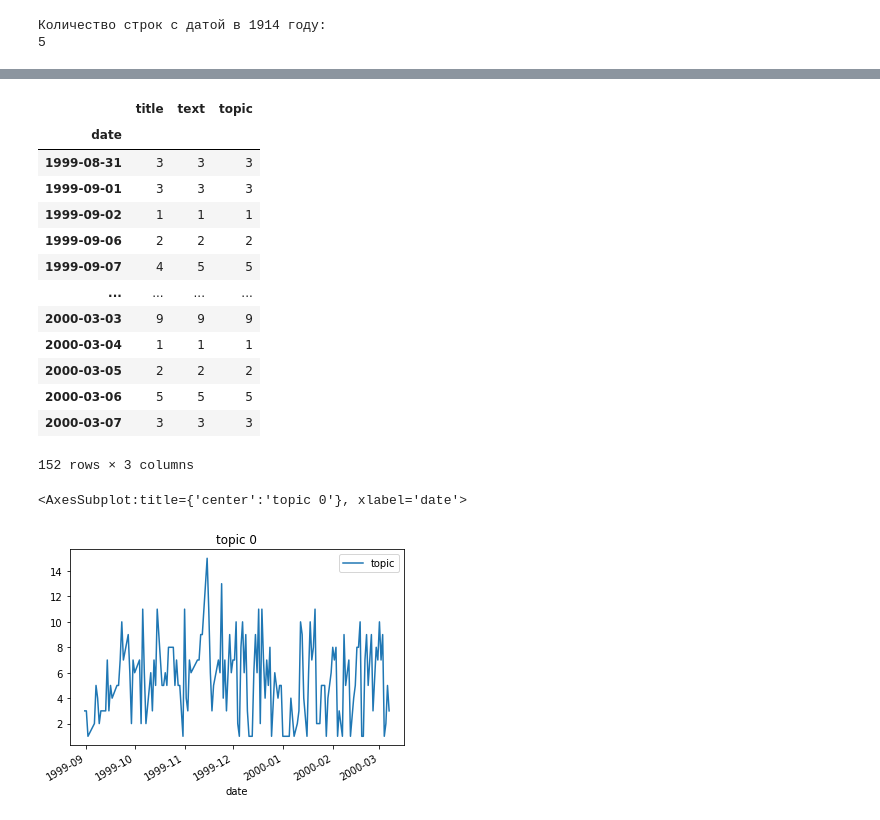
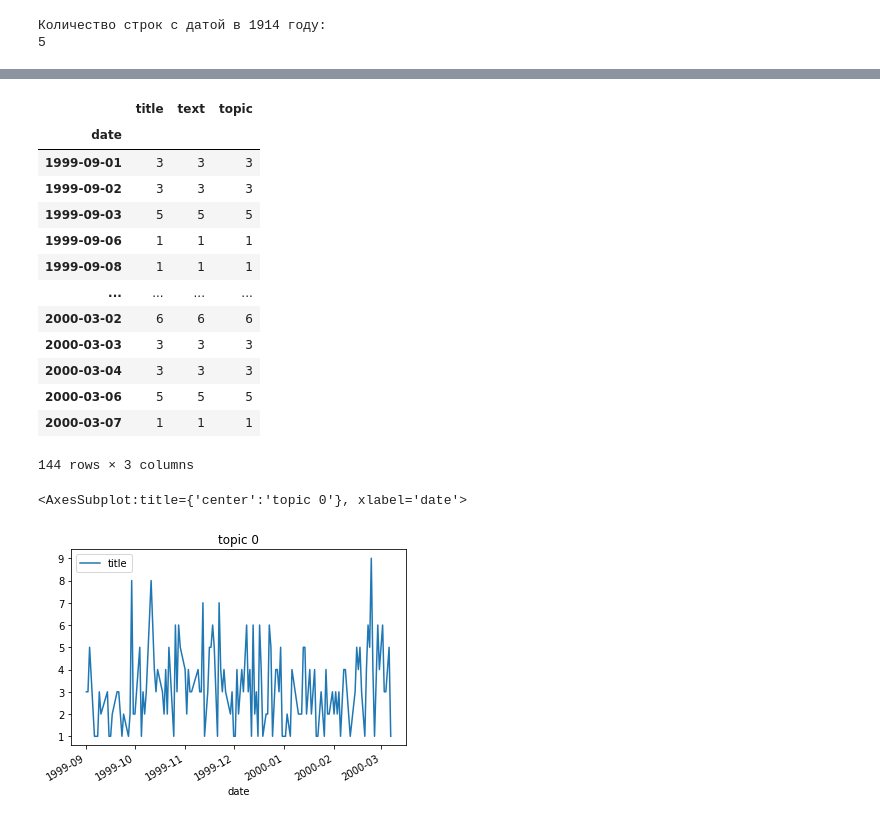
Before and after one commit to cherninkiy/vtb_moretech_2022, a Jupyter notebook: notebooks/preprocess_text_anton.ipynb, the cells around one changed output, grey strips where cells are left out. Cells and saved outputs as stored; diff of their text form; code cells hidden in the pictures.

```diff
--- a/notebooks/preprocess_text_anton.ipynb
+++ b/notebooks/preprocess_text_anton.ipynb
@@ -265,30 +282,34 @@ df.drop(df[df.date < '1950-01-01'].index, inplace=True)
+# %%
+topics_treshold = 0.3
+
+df['topic'] = pd.DataFrame(doc_topics).apply(list, axis=1) \
+    .apply(lambda x: [i for i, w in enumerate(x) if w > topics_treshold])
 # %%
-from pydoc_data.topics import topics
+t = 1
 
-
-df_topic0 = df[df.topic ==0].groupby(by='date').count()
+df_topic0 = df[df['topic'].apply(lambda x: t in x)].groupby(by='date').count()
 # %%
 df_topic0
 # %% [output]
 |  | title | text | topic |
 | date |  |  |  |
-| 1999-08-31 | 3 | 3 | 3 |
 | 1999-09-01 | 3 | 3 | 3 |
-| 1999-09-02 | 1 | 1 | 1 |
-| 1999-09-06 | 2 | 2 | 2 |
-| 1999-09-07 | 4 | 5 | 5 |
+| 1999-09-02 | 3 | 3 | 3 |
+| 1999-09-03 | 5 | 5 | 5 |
+| 1999-09-06 | 1 | 1 | 1 |
+| 1999-09-08 | 1 | 1 | 1 |
 | ... | ... | ... | ... |
-| 2000-03-03 | 9 | 9 | 9 |
-| 2000-03-04 | 1 | 1 | 1 |
-| 2000-03-05 | 2 | 2 | 2 |
+| 2000-03-02 | 6 | 6 | 6 |
+| 2000-03-03 | 3 | 3 | 3 |
+| 2000-03-04 | 3 | 3 | 3 |
 | 2000-03-06 | 5 | 5 | 5 |
-| 2000-03-07 | 3 | 3 | 3 |
+| 2000-03-07 | 1 | 1 | 1 |
-152 rows × 3 columns
+144 rows × 3 columns
 # %%
-df_topic0.plot(y='topic',title='topic 0')
+df_topic0.plot(y='title',title='topic 0')
 # %% [output]
 <AxesSubplot:title={'center':'topic 0'}, xlabel='date'>
-[figure, old version]
+[figure, new version]
 # %%
 import matplotlib.pyplot as plt
 
```
Also changed, not shown: parts of 24 cells of this notebook, 4 other files.
